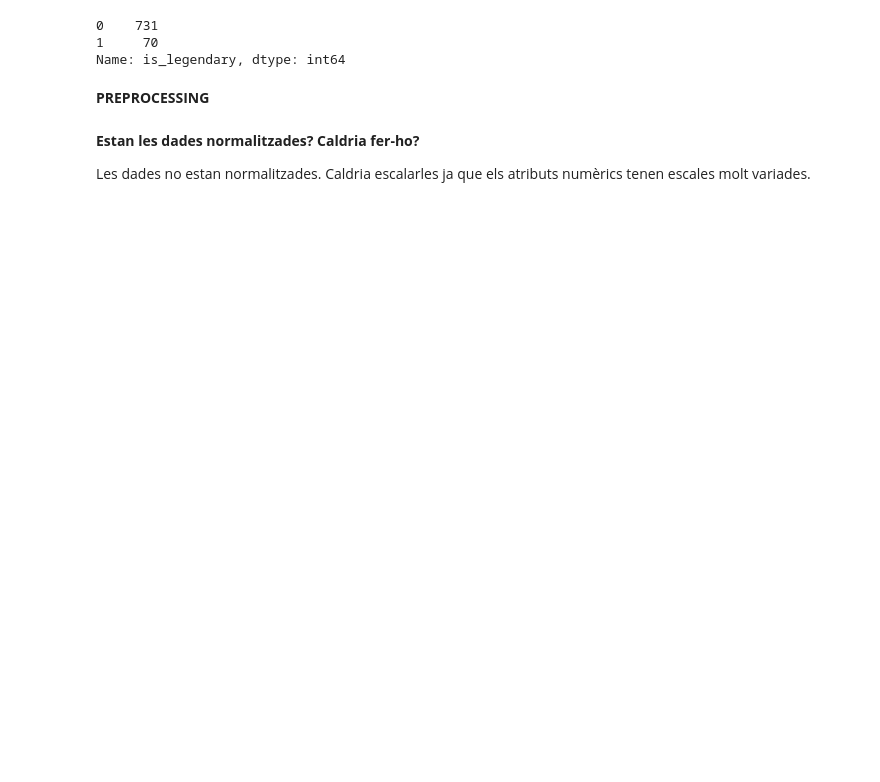
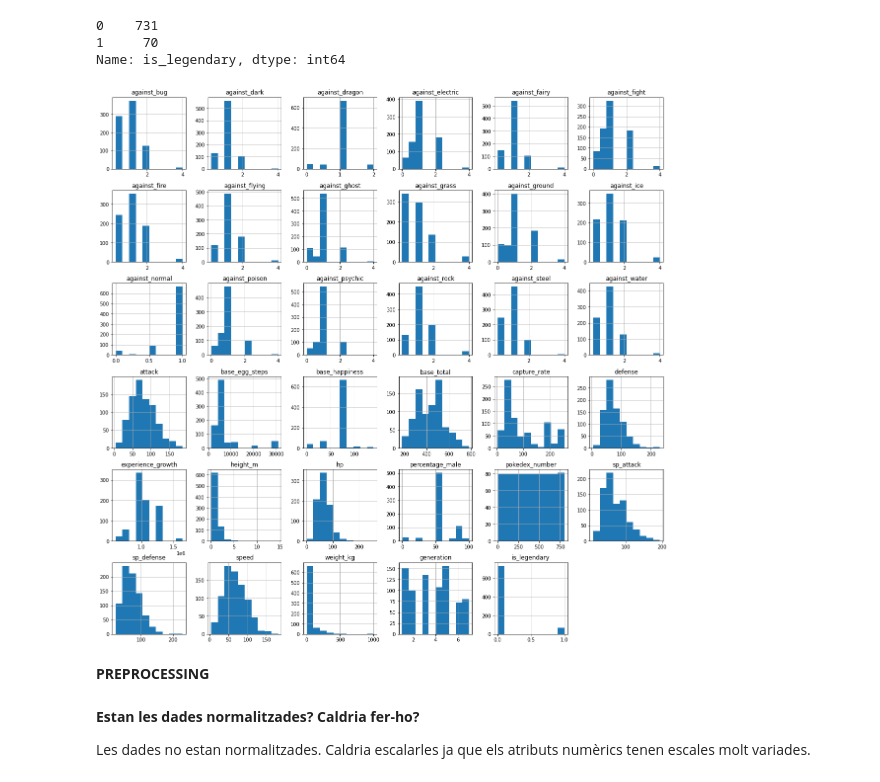
Before and after one commit to pablo15ruiz/ac-pr02, a Jupyter notebook: ApartatA.ipynb, the cells around one changed output. Drawn from its saved outputs; the diff is of its cells as text; code cells hidden in the pictures; blank space fills up the shorter version.

```diff
--- a/ApartatA.ipynb
+++ b/ApartatA.ipynb
@@ -109,6 +113,10 @@ df[TARGET].value_counts()
 0    731
 1     70
 Name: is_legendary, dtype: int64
+# %%
+hist = df.hist(figsize=(20, 20))
+# %% [output]
+[figure, added]
 # %% [markdown]
 **PREPROCESSING**
 # %% [markdown]
```
Also changed, not shown: parts of 60 cells of this notebook.
